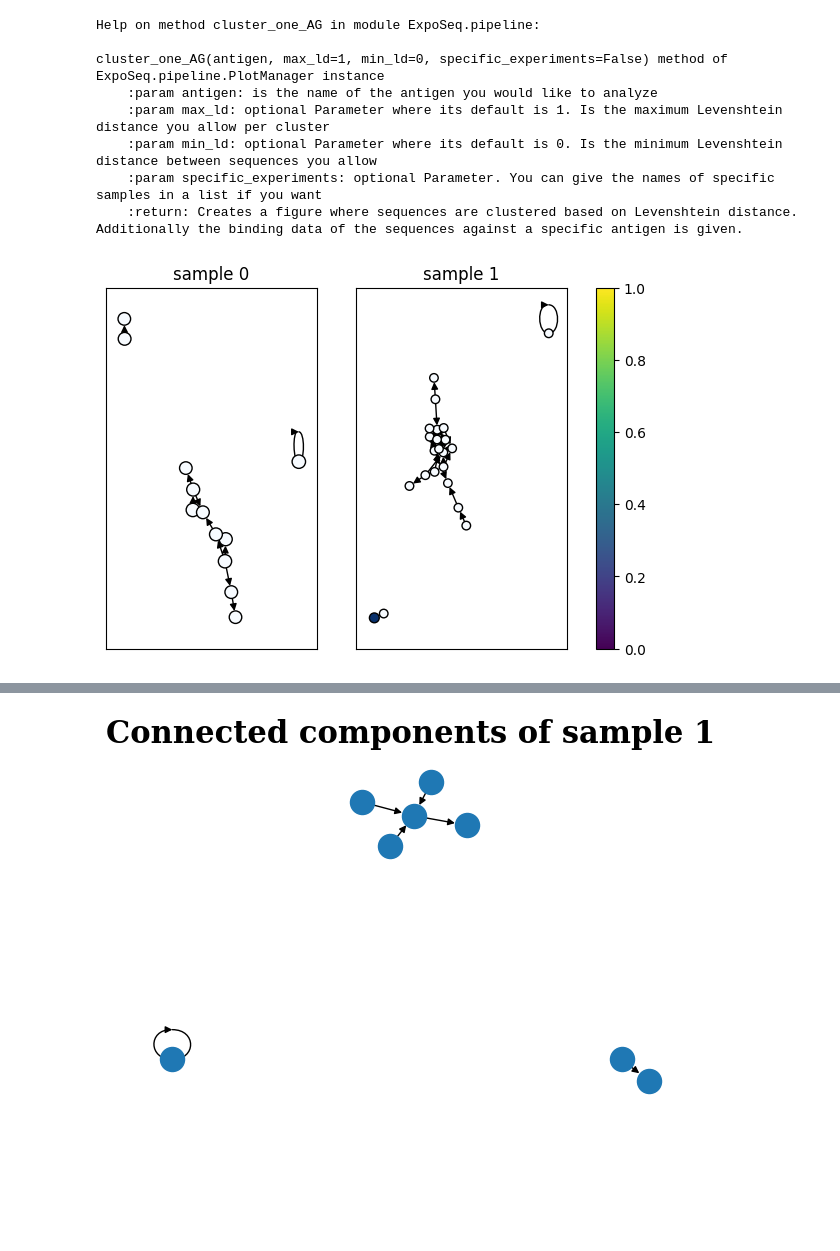
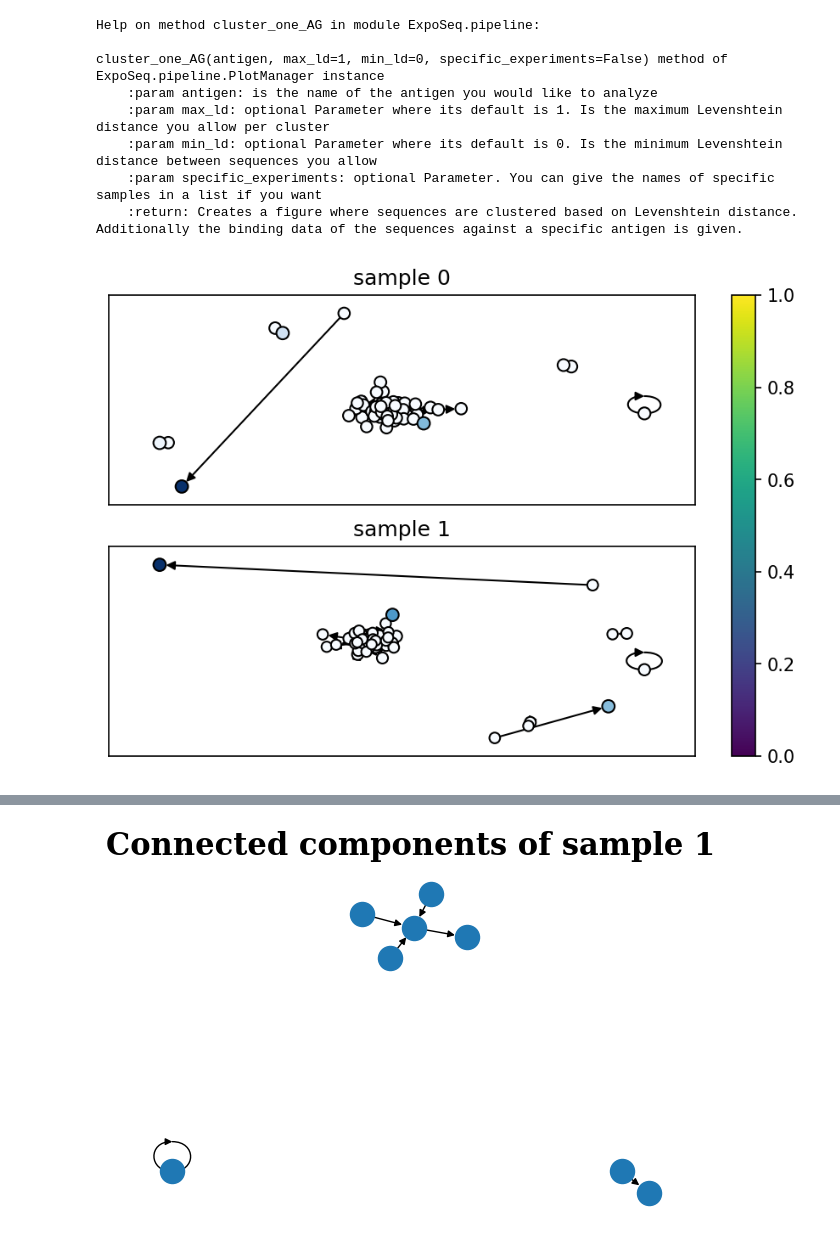
Before and after one commit to DigBioLab/ExpoSeq, a Jupyter notebook: ExpoSeq_handsOn.ipynb, the cells around one changed output, grey strips where cells are left out. Cells and saved outputs as stored; diff of their text form; code cells hidden in the pictures; blank space fills up the shorter version.

```diff
--- a/ExpoSeq_handsOn.ipynb
+++ b/ExpoSeq_handsOn.ipynb
@@ -182,10 +182,10 @@ cluster_one_AG(antigen, max_ld=1, min_ld=0, specific_experiments=False) method o
     :param specific_experiments: optional Parameter. You can give the names of specific samples in a list if you want
     :return: Creates a figure where sequences are clustered based on Levenshtein distance. Additionally the binding data of the sequences against a specific antigen is given.
 # %%
-plot.cluster_one_AG("Antibody 1",max_ld = 2, specific_experiments=["sample 0", "sample 1"])
+plot.cluster_one_AG("Epitope 0",max_ld = 2, specific_experiments=["sample 0", "sample 1"])
 plot.fig
 # %% [output]
-[figure, old version]
+[figure, new version]
 # %%
 help(plot.basic_cluster)
 # %% [output]
```
Also changed, not shown: parts of 6 cells of this notebook, 9 other files.
